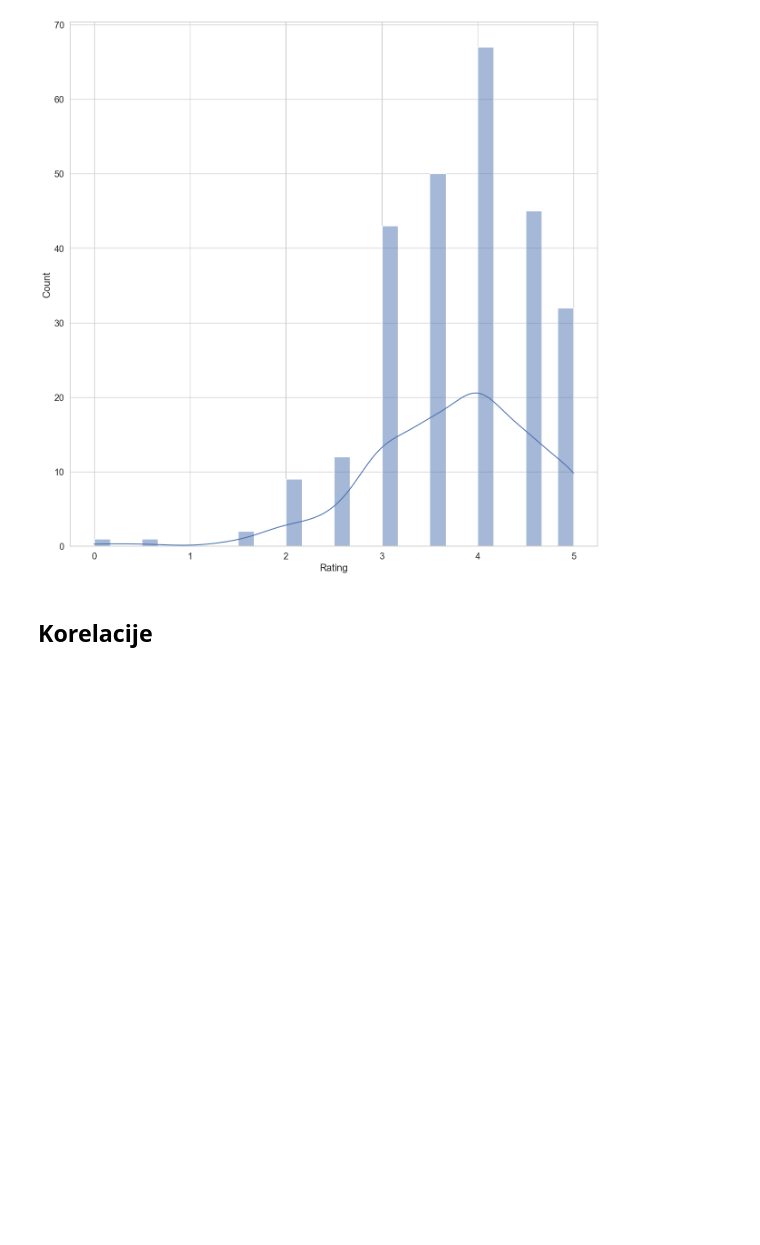
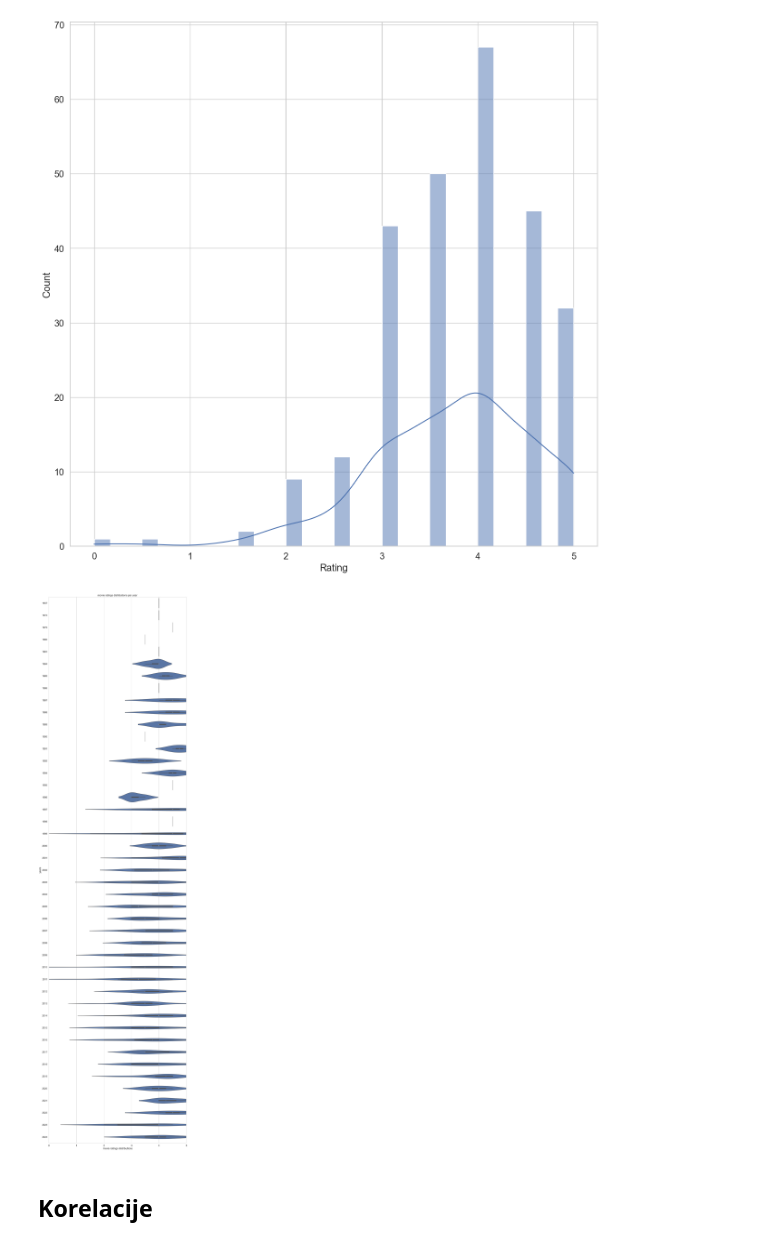
Before and after one commit to Chothulhu/letterboxd-watchlist-analysis, a Jupyter notebook: AnalizaFilmova.ipynb, the cells around one changed output. Cells and saved outputs as stored; diff of their text form; code cells hidden in the pictures; blank space fills up the shorter version.

```diff
--- a/AnalizaFilmova.ipynb
+++ b/AnalizaFilmova.ipynb
@@ -344,19 +344,21 @@ plt.show()
 # %%
 #
 #movie ratings distributions per year
 #
 
-# sns.set(rc={'figure.figsize':(15,60)}, font_scale=1.3)
+sns.set(rc={'figure.figsize':(15,60)}, font_scale=1.3)
 
-# temp_df = data_frame[["Year", "Rating"]].dropna()
+temp_df = data_frame[["Year", "Rating"]].dropna()
 
 
-# sns.set_style("whitegrid")
-# ax = sns.violinplot(x = temp_df.Rating, y = temp_df.Year, orient ="h")
+sns.set_style("whitegrid")
+ax = sns.violinplot(x = temp_df.Rating, y = temp_df.Year, orient ="h")
 
-# ax.set(xlabel='movie ratings distributions', ylabel='years', title = 'movie ratings distributions per year')
-# plt.xlim(0, 5)
-# plt.show()
+ax.set(xlabel='movie ratings distributions', ylabel='years', title = 'movie ratings distributions per year')
+plt.xlim(0, 5)
+plt.show()
+# %% [output]
+[figure, added]
 # %% [markdown]
 <h2>Korelacije</h2>
 # %%
```
Also changed, not shown: parts of 1 cell of this notebook.
